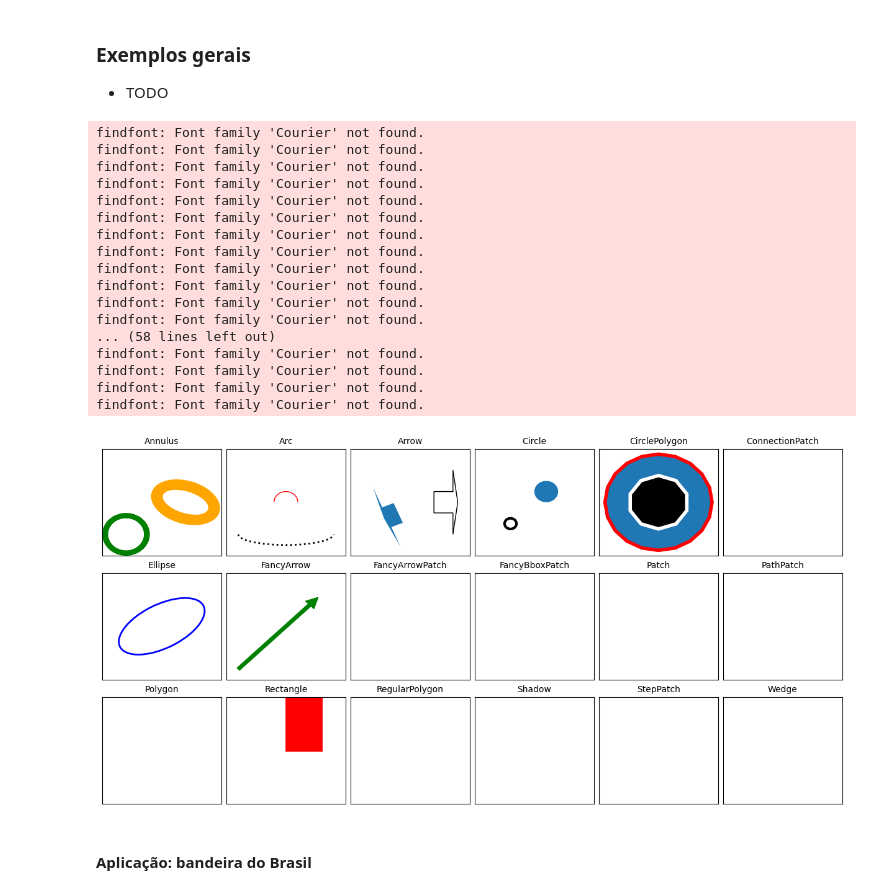
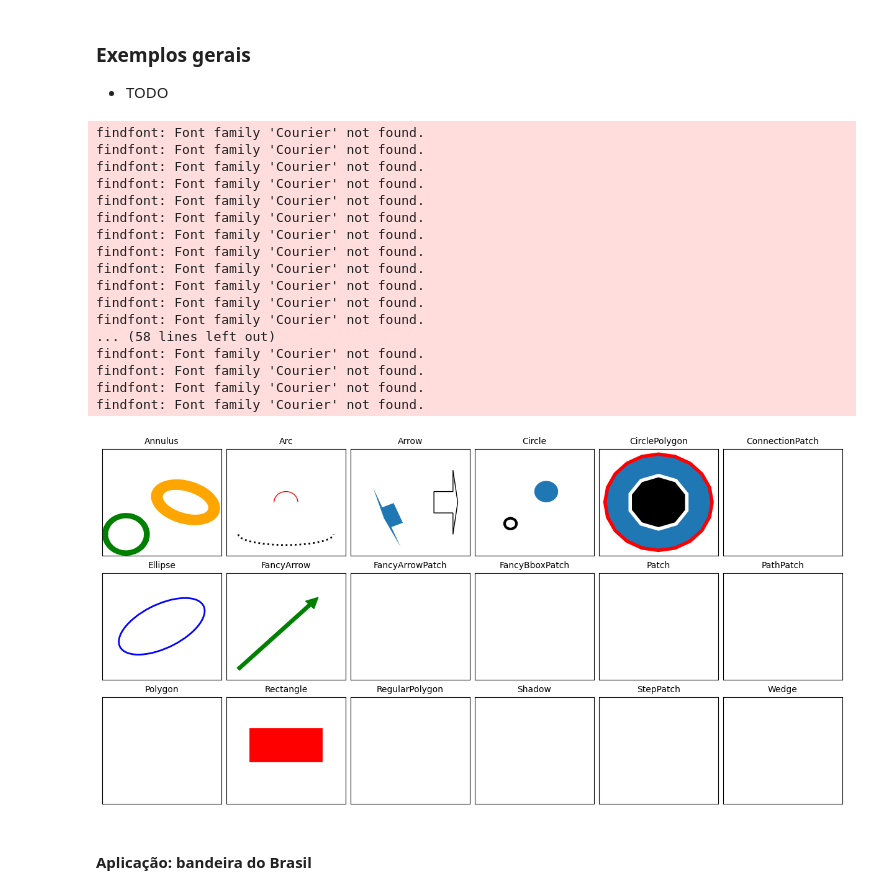
Before and after one commit to gcpeixoto/DATAVIZ, a Jupyter notebook: ipynb/B-quick-guide-matplotlib.ipynb, the cells around one changed output. Cells and saved outputs as stored; diff of their text form; code cells hidden in the pictures.

Commit message:
feat:add changes in rectangle example

```diff
--- a/ipynb/B-quick-guide-matplotlib.ipynb
+++ b/ipynb/B-quick-guide-matplotlib.ipynb
@@ -569,37 +569,37 @@ end_point = (0.7, 0.7)
 h1 = ptc.FancyArrow(start_point[0], start_point[1],
                                  end_point[0] - start_point[0], end_point[1] - start_point[1],
                                  color='green', width=0.03, head_width=0.1, head_length=0.1)
 
 ax[1,1].add_patch(h1);
 
 # --- RECTANGLE
-f1 = ptc.Rectangle(xy=(0.5,0.5),
-                    width=0.3,
-                    height=0.9,
+f1 = ptc.Rectangle(xy=(0.2,0.4),
+                    width=0.6,
+                    height=0.3,
                     angle=0,
                     color='red',
                     lw=2)
 
 ax[2,1].add_patch(f1);
 # %% [output]
 findfont: Font family 'Courier' not found.
 findfont: Font family 'Courier' not found.
 findfont: Font family 'Courier' not found.
 findfont: Font family 'Courier' not found.
 findfont: Font family 'Courier' not found.
 findfont: Font family 'Courier' not found.
 findfont: Font family 'Courier' not found.
 findfont: Font family 'Courier' not found.
 findfont: Font family 'Courier' not found.
 findfont: Font family 'Courier' not found.
 findfont: Font family 'Courier' not found.
 findfont: Font family 'Courier' not found.
 ... (58 lines left out)
 findfont: Font family 'Courier' not found.
 findfont: Font family 'Courier' not found.
 findfont: Font family 'Courier' not found.
 findfont: Font family 'Courier' not found.
-[figure, old version]
+[figure, new version]
 # %% [markdown]
 #### Aplicação: bandeira do Brasil
 # %%
```
